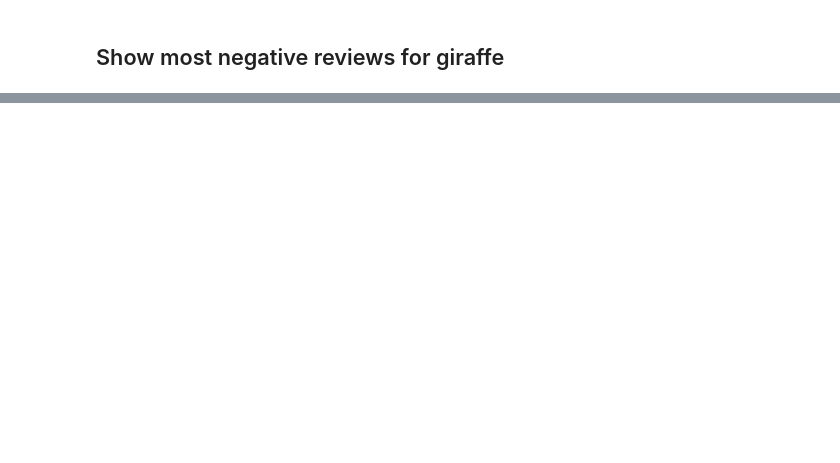
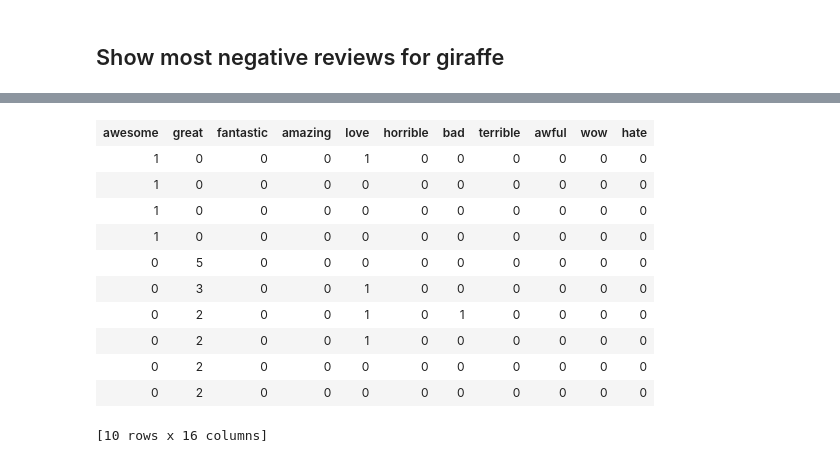
Before and after one commit to arafatm/edu_coursera_machine_learning_1_foundations, a Jupyter notebook: code/03.01.analyzing.product.sentiment.ipynb, the cells around one changed output, grey strips where cells are left out. Drawn from its saved outputs; the diff is of its cells as text; code cells hidden in the pictures; blank space fills up the shorter version.

```diff
--- a/code/03.01.analyzing.product.sentiment.ipynb
+++ b/code/03.01.analyzing.product.sentiment.ipynb
@@ -95,0 +281,5 @@ giraffe_reviews[-2]['review']
+# %%
+giraffe_reviews = giraffe_reviews.sort(['awesome', 'great', 'love'], ascending=False)
+
+giraffe_reviews.head()
+# %% [output]
@@ -95,0 +297,12 @@ giraffe_reviews[-2]['review']
+| awesome | great | fantastic | amazing | love | horrible | bad | terrible | awful | wow | hate |
+| 1 | 0 | 0 | 0 | 1 | 0 | 0 | 0 | 0 | 0 | 0 |
+| 1 | 0 | 0 | 0 | 0 | 0 | 0 | 0 | 0 | 0 | 0 |
+| 1 | 0 | 0 | 0 | 0 | 0 | 0 | 0 | 0 | 0 | 0 |
+| 1 | 0 | 0 | 0 | 0 | 0 | 0 | 0 | 0 | 0 | 0 |
+| 0 | 5 | 0 | 0 | 0 | 0 | 0 | 0 | 0 | 0 | 0 |
+| 0 | 3 | 0 | 0 | 1 | 0 | 0 | 0 | 0 | 0 | 0 |
+| 0 | 2 | 0 | 0 | 1 | 0 | 1 | 0 | 0 | 0 | 0 |
+| 0 | 2 | 0 | 0 | 1 | 0 | 0 | 0 | 0 | 0 | 0 |
+| 0 | 2 | 0 | 0 | 0 | 0 | 0 | 0 | 0 | 0 | 0 |
+| 0 | 2 | 0 | 0 | 0 | 0 | 0 | 0 | 0 | 0 | 0 |
+[10 rows x 16 columns]
```
Also changed, not shown: parts of 37 cells of this notebook, 1 other file.
